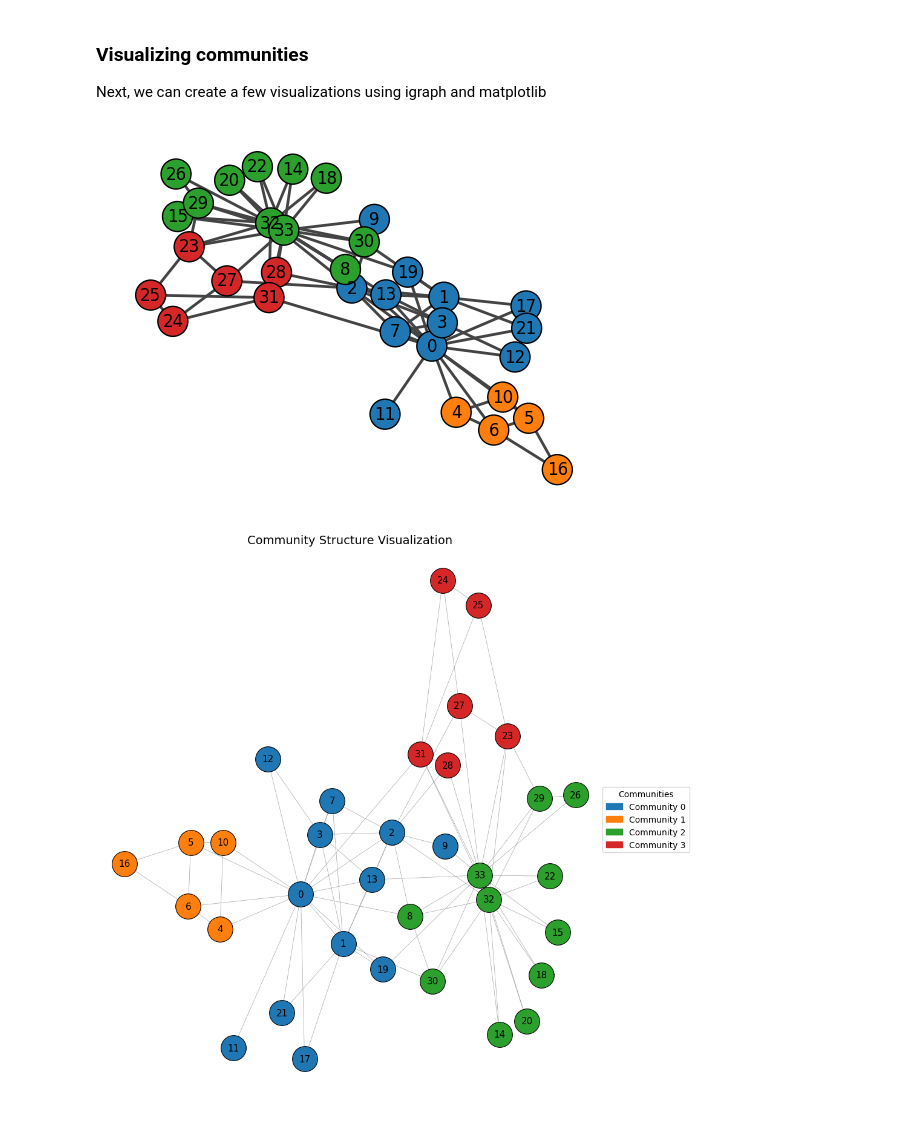
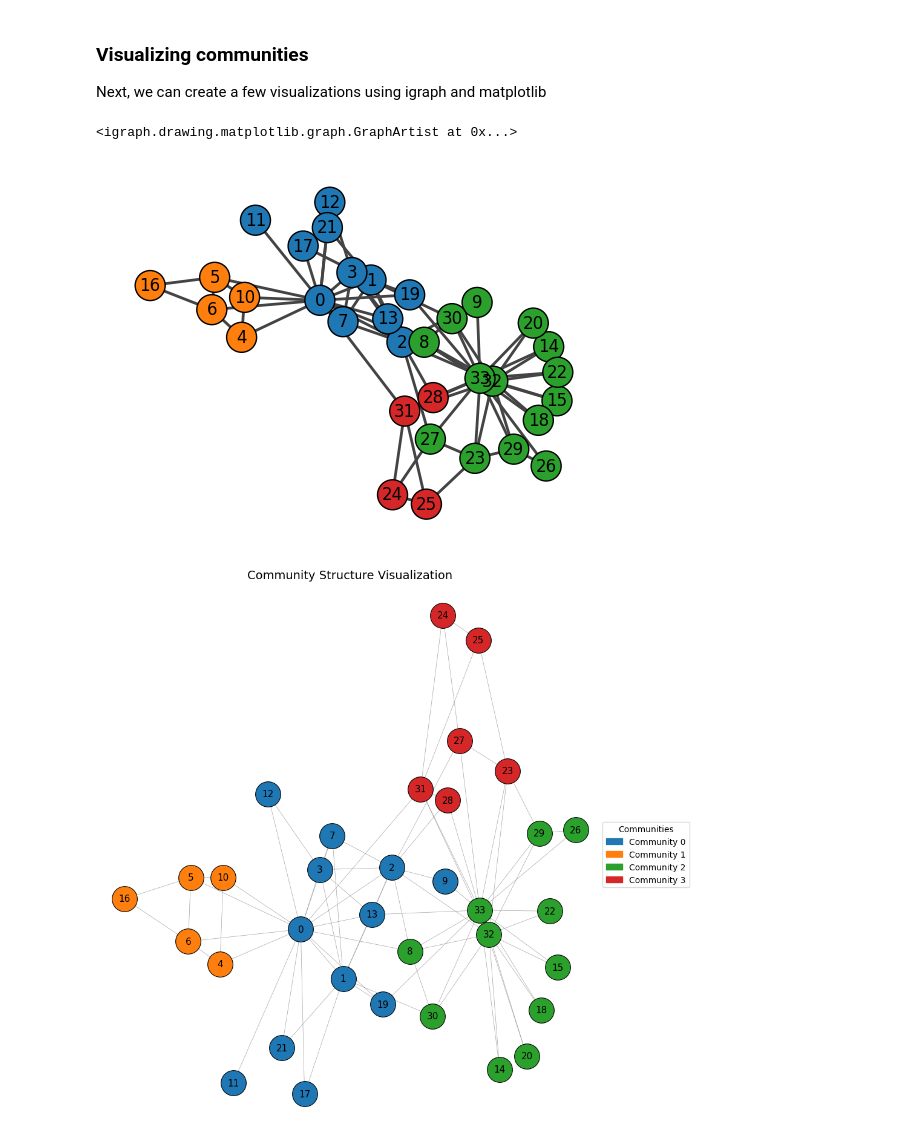
Before and after one commit to BeaMarton13/community-detection-guide-w-igraph, a Jupyter notebook: notebooks/generating_and_visualizing_clusters.ipynb, the cells around one changed output. Saved outputs shown, nothing was run; the diff lists cells and outputs as text; code cells hidden in the pictures.

Commit message:
fix: plotting w igraph

```diff
--- a/notebooks/generating_and_visualizing_clusters.ipynb
+++ b/notebooks/generating_and_visualizing_clusters.ipynb
@@ -77,15 +78,16 @@ Next, we can create a few visualizations using igraph and matplotlib
 # %%
 def simple_ig_viz(graph, communities):
     # Assign a color to each node based on community
     colors_map = matplotlib.colormaps["tab10"]
     graph.vs["color"] = [colors_map(cluster) for cluster in communities.membership]
 
     # Layout and plot
     layout = graph.layout("fr")  # Fruchterman-Reingold
-    _ = ig.plot(graph, layout=layout, vertex_size=30, vertex_label=graph.vs.indices, bbox=(600,600))
+    return ig.plot(graph, layout=layout, vertex_size=30, vertex_label=graph.vs.indices, bbox=(600,600))
 simple_ig_viz(g, clusters)
 # %% [output]
+<igraph.drawing.matplotlib.graph.GraphArtist at 0x...>
-[figure, old version]
+[figure, new version]
 # %%
 def simple_matplotlib_viz(graph, communities, title="Community Structure Visualization"):
     membership = communities.membership
```
Also changed, not shown: parts of 2 cells of this notebook.
